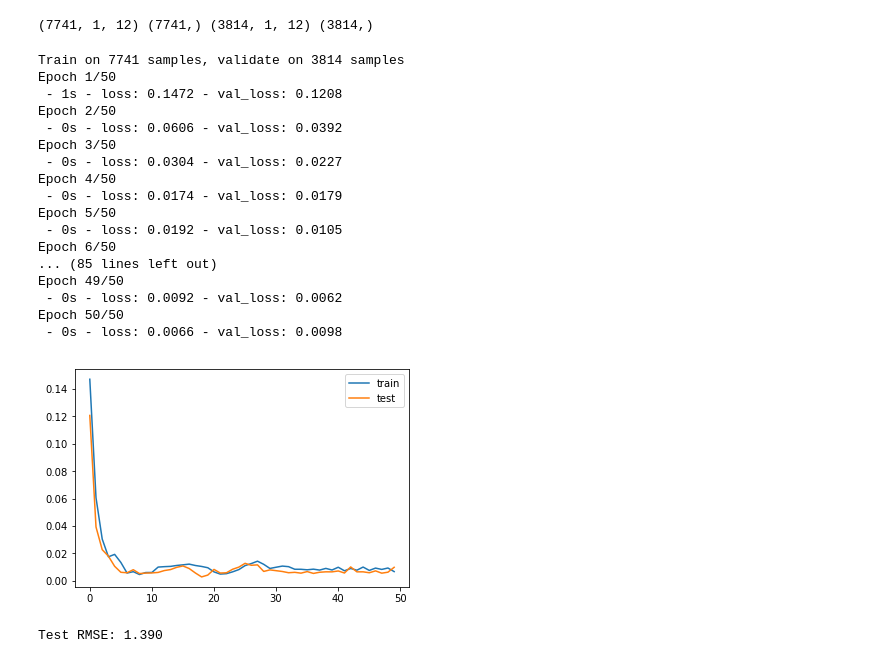
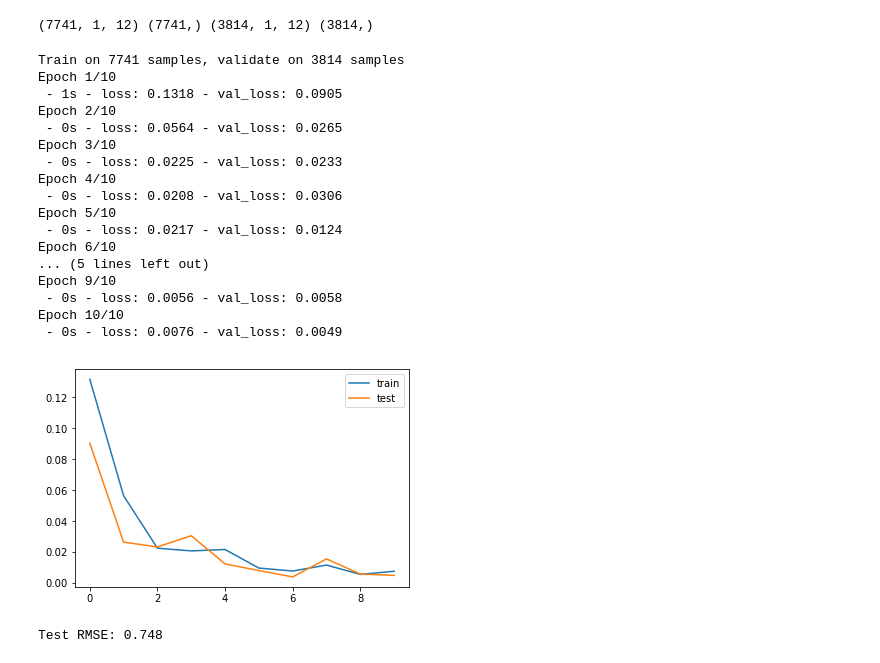
Before and after one commit to pszkilnyk/skittles, a Jupyter notebook: Untitled1.ipynb, the cells around one changed output. Drawn from its saved outputs; the diff is of its cells as text; code cells hidden in the pictures.

```diff
--- a/Untitled1.ipynb
+++ b/Untitled1.ipynb
@@ -103,37 +102,37 @@ print(train_X.shape, train_y.shape, test_X.shape, test_y.shape)
 # %% [output]
 (7741, 1, 12) (7741,) (3814, 1, 12) (3814,)
 # %%
-# design network
+# LSTM network
 model = Sequential()
 model.add(LSTM(50, input_shape=(train_X.shape[1], train_X.shape[2])))
 model.add(Dense(1))
 model.compile(loss='mae', optimizer='adam')
 # fit network
-history = model.fit(train_X, train_y, epochs=50, batch_size=72, validation_data=(test_X, test_y), verbose=2, shuffle=False)
+history = model.fit(train_X, train_y, epochs=10, batch_size=72, validation_data=(test_X, test_y), verbose=2, shuffle=False)
 # plot history
 pyplot.plot(history.history['loss'], label='train')
 pyplot.plot(history.history['val_loss'], label='test')
 pyplot.legend()
 pyplot.show()
 # %% [output]
 Train on 7741 samples, validate on 3814 samples
-Epoch 1/50
- - 1s - loss: 0.1472 - val_loss: 0.1208
-Epoch 2/50
- - 0s - loss: 0.0606 - val_loss: 0.0392
-Epoch 3/50
- - 0s - loss: 0.0304 - val_loss: 0.0227
-Epoch 4/50
- - 0s - loss: 0.0174 - val_loss: 0.0179
-Epoch 5/50
- - 0s - loss: 0.0192 - val_loss: 0.0105
-Epoch 6/50
-... (85 lines left out)
-Epoch 49/50
- - 0s - loss: 0.0092 - val_loss: 0.0062
-Epoch 50/50
- - 0s - loss: 0.0066 - val_loss: 0.0098
+Epoch 1/10
+ - 1s - loss: 0.1318 - val_loss: 0.0905
+Epoch 2/10
+ - 0s - loss: 0.0564 - val_loss: 0.0265
+Epoch 3/10
+ - 0s - loss: 0.0225 - val_loss: 0.0233
+Epoch 4/10
+ - 0s - loss: 0.0208 - val_loss: 0.0306
+Epoch 5/10
+ - 0s - loss: 0.0217 - val_loss: 0.0124
+Epoch 6/10
+... (5 lines left out)
+Epoch 9/10
+ - 0s - loss: 0.0056 - val_loss: 0.0058
+Epoch 10/10
+ - 0s - loss: 0.0076 - val_loss: 0.0049
-[figure, old version]
+[figure, new version]
 # %%
 # make a prediction
 yhat = model.predict(test_X)
@@ -151,4 +150,4 @@ inv_y = inv_y[:,0]
 rmse = sqrt(mean_squared_error(inv_y, inv_yhat))
 print('Test RMSE: %.3f' % rmse)
 # %% [output]
-Test RMSE: 1.390
+Test RMSE: 0.748
```
Also changed, not shown: parts of 8 cells of this notebook.
